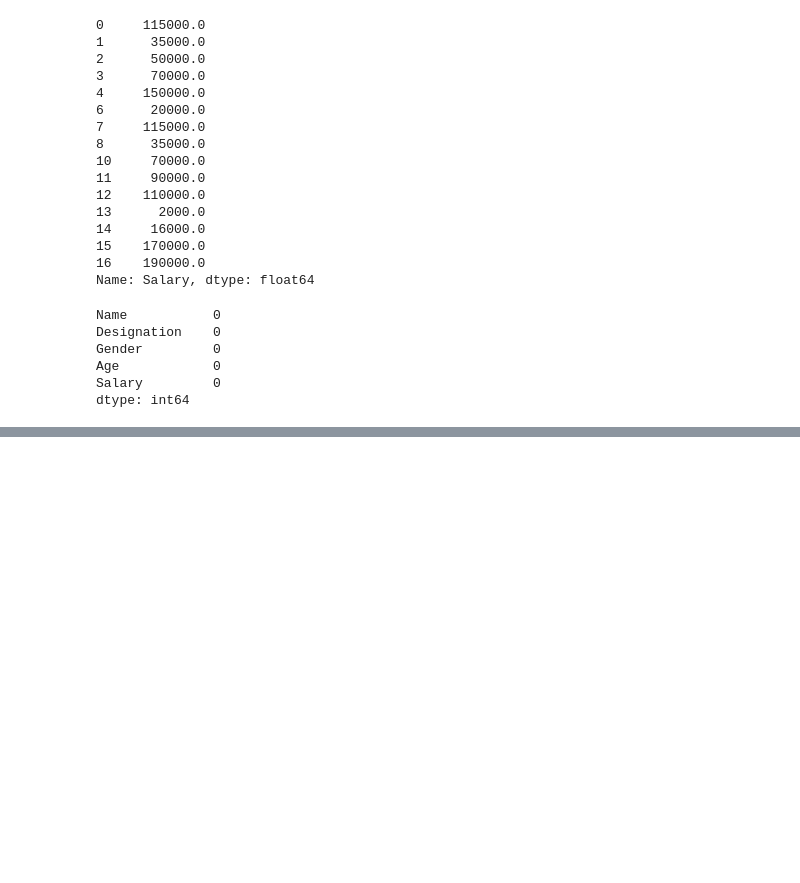
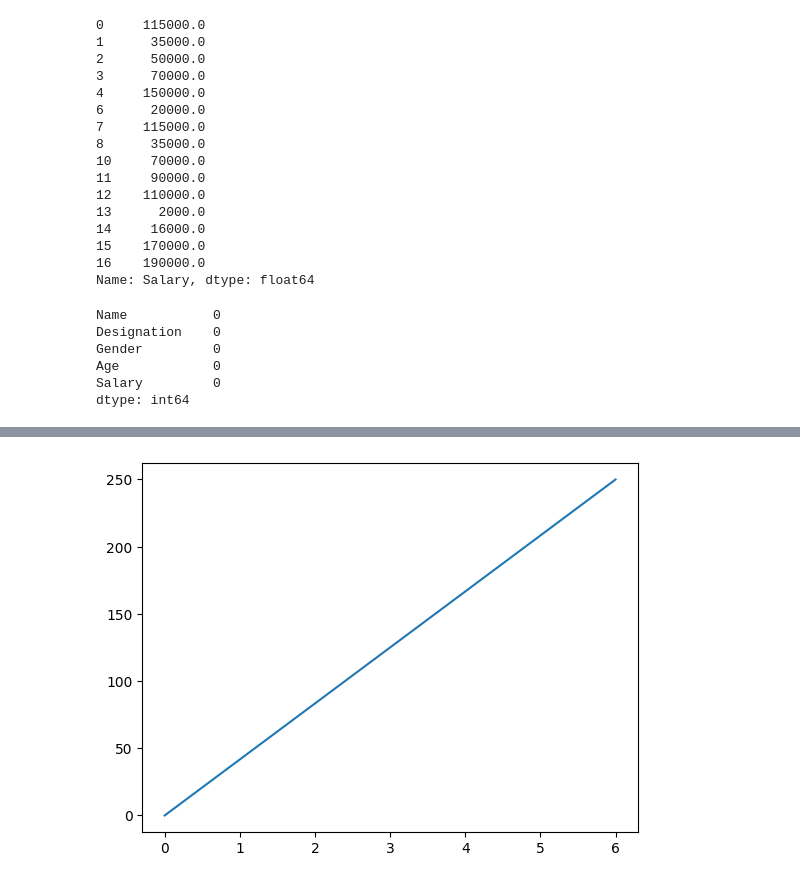
Before and after one commit to TouseefDataScientist/Machine-learning2, a Jupyter notebook: naveed.ipynb, the cells around one changed output, grey strips where cells are left out. Saved outputs shown, nothing was run; the diff lists cells and outputs as text; code cells hidden in the pictures; blank space fills up the shorter version.

```diff
--- a/naveed.ipynb
+++ b/naveed.ipynb
@@ -374,0 +517,8 @@ dtype: int64
+# %%
+xpoint = np.array([0,6])
+ypoint = np.array([0,250])
+# %%
+plt.plot(xpoint,ypoint)
+plt.show()
+# %% [output]
+[figure, added]
```
Also changed, not shown: parts of 52 cells of this notebook.
